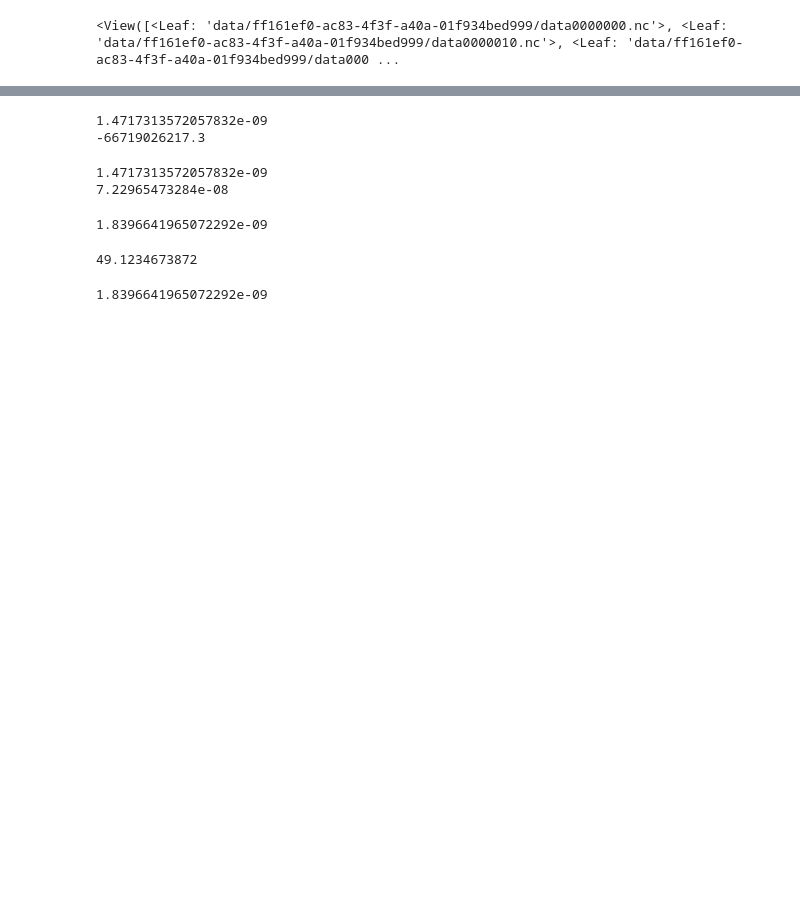
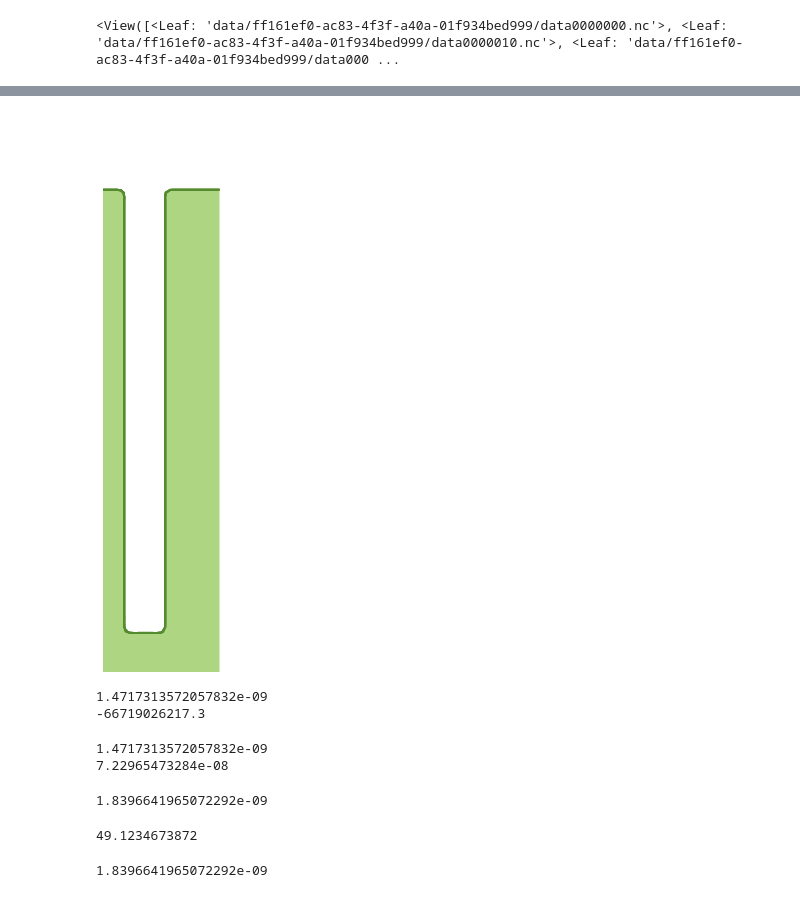
Before and after one commit to wd15/extremefill2D, a Jupyter notebook: sandbox.ipynb, the cells around one changed output, grey strips where cells are left out. Saved outputs shown, nothing was run; the diff lists cells and outputs as text; code cells hidden in the pictures; blank space fills up the shorter version.

```diff
--- a/sandbox.ipynb
+++ b/sandbox.ipynb
@@ -39,2 +39,2 @@ treants[0].categories
 # %%
-out = pmap(iterate_sim(iterations=2, steps=10), treants)
+out = pmap(iterate_sim(iterations=10, steps=10), treants)
@@ -53,0 +66,3 @@ vega_plot_treants([treant])
+# %%
+vega_plot_treants([out[0][0]])
+# %% [output]
@@ -54,3 +70,4 @@ vega_plot_treants([treant])
+[figure, added]
 # %%
 import numpy as np
 omega = 7.1e-6
```
Also changed, not shown: parts of 7 cells of this notebook, 3 other files.
